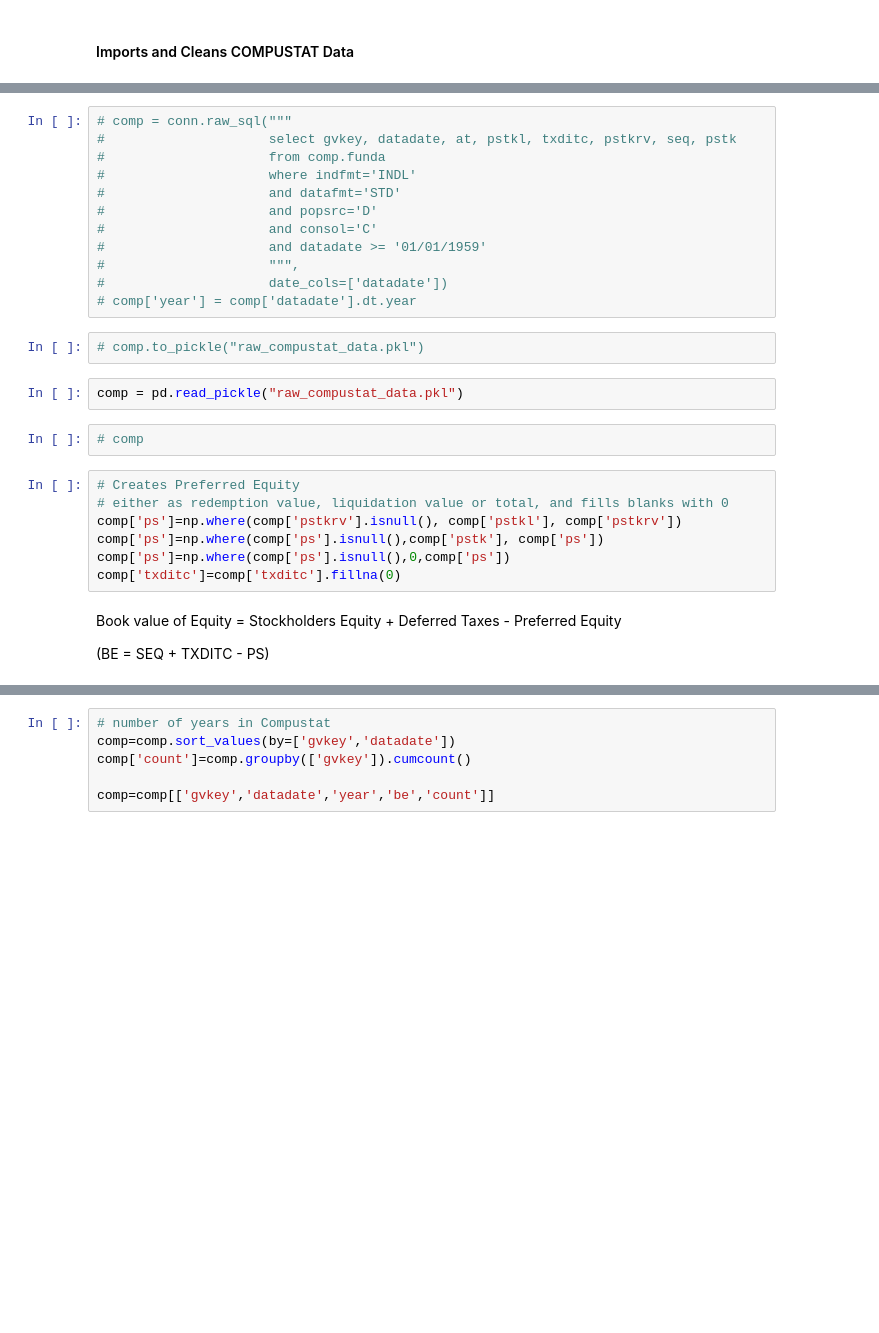
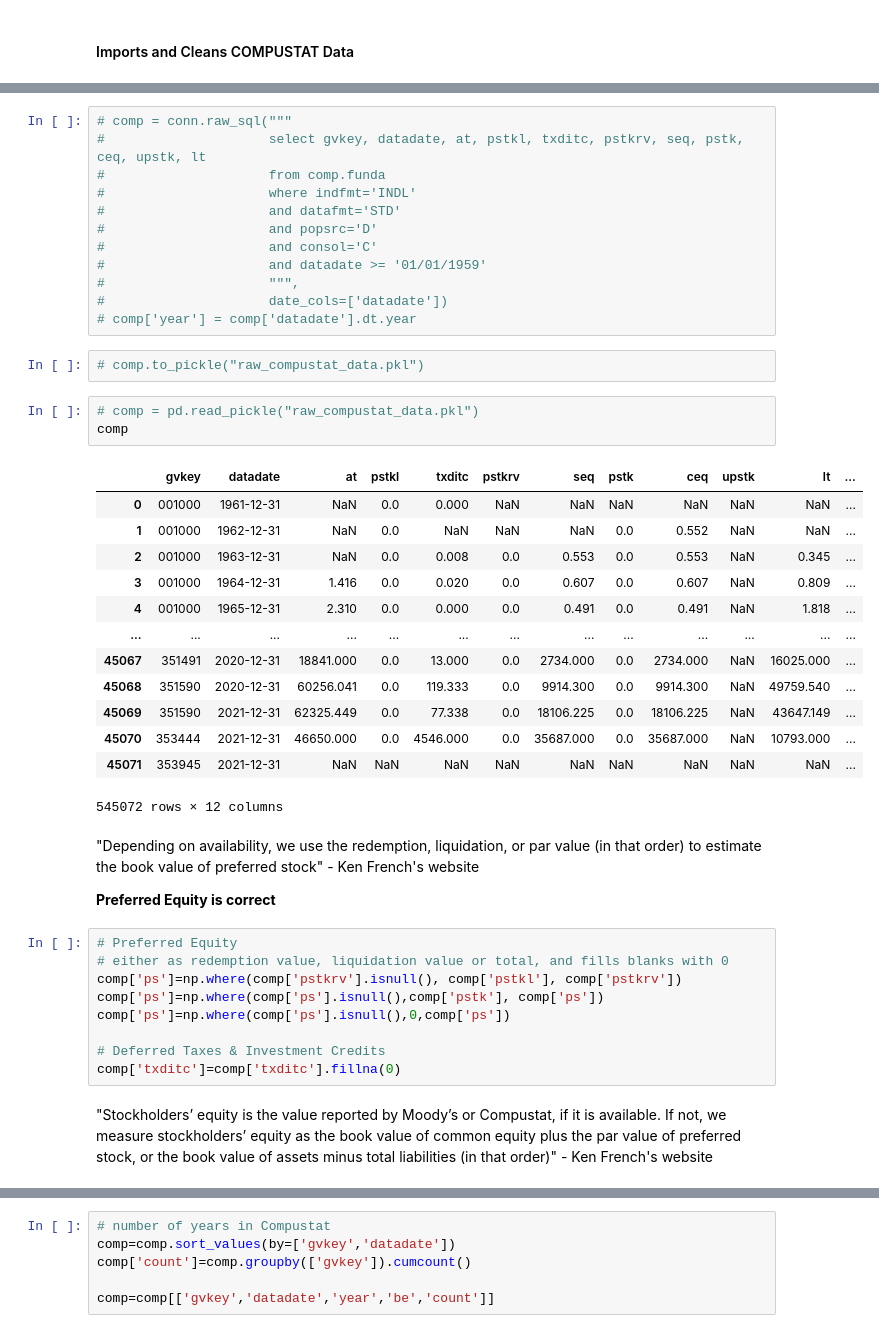
Before and after one commit to santoromano/RSM3034, a Jupyter notebook: ff1993_modified.ipynb, the cells around one changed output, grey strips where cells are left out. Cells and saved outputs as stored; diff of their text form; blank space fills up the shorter version.

Commit message:
v1.2
Fixed stock holders equity & subsequent book value of equity calculations for COMPUSTAT data

```diff
--- a/ff1993_modified.ipynb
+++ b/ff1993_modified.ipynb
@@ -80,6 +88,6 @@ PSTK is total preferred stock
 # %%
 # comp = conn.raw_sql("""
-#                     select gvkey, datadate, at, pstkl, txditc, pstkrv, seq, pstk
+#                     select gvkey, datadate, at, pstkl, txditc, pstkrv, seq, pstk, ceq, upstk, lt
 #                     from comp.funda
 #                     where indfmt='INDL'
 #                     and datafmt='STD'
@@ -92,17 +100,34 @@ PSTK is total preferred stock
 # %%
 # comp.to_pickle("raw_compustat_data.pkl")
 # %%
-comp = pd.read_pickle("raw_compustat_data.pkl")
+# comp = pd.read_pickle("raw_compustat_data.pkl")
+comp
+# %% [output]
+|  | gvkey | datadate | at | pstkl | txditc | pstkrv | seq | pstk | ceq | upstk | lt | ... |
+| 0 | 001000 | 1961-12-31 | NaN | 0.0 | 0.000 | NaN | NaN | NaN | NaN | NaN | NaN | ... |
+| 1 | 001000 | 1962-12-31 | NaN | 0.0 | NaN | NaN | NaN | 0.0 | 0.552 | NaN | NaN | ... |
+| 2 | 001000 | 1963-12-31 | NaN | 0.0 | 0.008 | 0.0 | 0.553 | 0.0 | 0.553 | NaN | 0.345 | ... |
+| 3 | 001000 | 1964-12-31 | 1.416 | 0.0 | 0.020 | 0.0 | 0.607 | 0.0 | 0.607 | NaN | 0.809 | ... |
+| 4 | 001000 | 1965-12-31 | 2.310 | 0.0 | 0.000 | 0.0 | 0.491 | 0.0 | 0.491 | NaN | 1.818 | ... |
+| ... | ... | ... | ... | ... | ... | ... | ... | ... | ... | ... | ... | ... |
+| 45067 | 351491 | 2020-12-31 | 18841.000 | 0.0 | 13.000 | 0.0 | 2734.000 | 0.0 | 2734.000 | NaN | 16025.000 | ... |
+| 45068 | 351590 | 2020-12-31 | 60256.041 | 0.0 | 119.333 | 0.0 | 9914.300 | 0.0 | 9914.300 | NaN | 49759.540 | ... |
+| 45069 | 351590 | 2021-12-31 | 62325.449 | 0.0 | 77.338 | 0.0 | 18106.225 | 0.0 | 18106.225 | NaN | 43647.149 | ... |
+| 45070 | 353444 | 2021-12-31 | 46650.000 | 0.0 | 4546.000 | 0.0 | 35687.000 | 0.0 | 35687.000 | NaN | 10793.000 | ... |
+| 45071 | 353945 | 2021-12-31 | NaN | NaN | NaN | NaN | NaN | NaN | NaN | NaN | NaN | ... |
+545072 rows × 12 columns
-# %%
-# comp
+# %% [markdown]
+"Depending on availability, we use the redemption, liquidation, or par value (in that order) to estimate the book value of preferred stock" - Ken French's website
+
+**Preferred Equity is correct**
 # %%
-# Creates Preferred Equity
+# Preferred Equity
 # either as redemption value, liquidation value or total, and fills blanks with 0
 comp['ps']=np.where(comp['pstkrv'].isnull(), comp['pstkl'], comp['pstkrv'])
 comp['ps']=np.where(comp['ps'].isnull(),comp['pstk'], comp['ps'])
 comp['ps']=np.where(comp['ps'].isnull(),0,comp['ps'])
+
+# Deferred Taxes & Investment Credits
 comp['txditc']=comp['txditc'].fillna(0)
 # %% [markdown]
-Book value of Equity = Stockholders Equity + Deferred Taxes - Preferred Equity
-
-(BE = SEQ + TXDITC - PS)
+"Stockholders’ equity is the value reported by Moody’s or Compustat, if it is available. If not, we measure stockholders’ equity as the book value of common equity plus the par value of preferred stock, or the book value of assets minus total liabilities (in that order)" - Ken French's website
```
Also changed, not shown: parts of 12 cells of this notebook.
